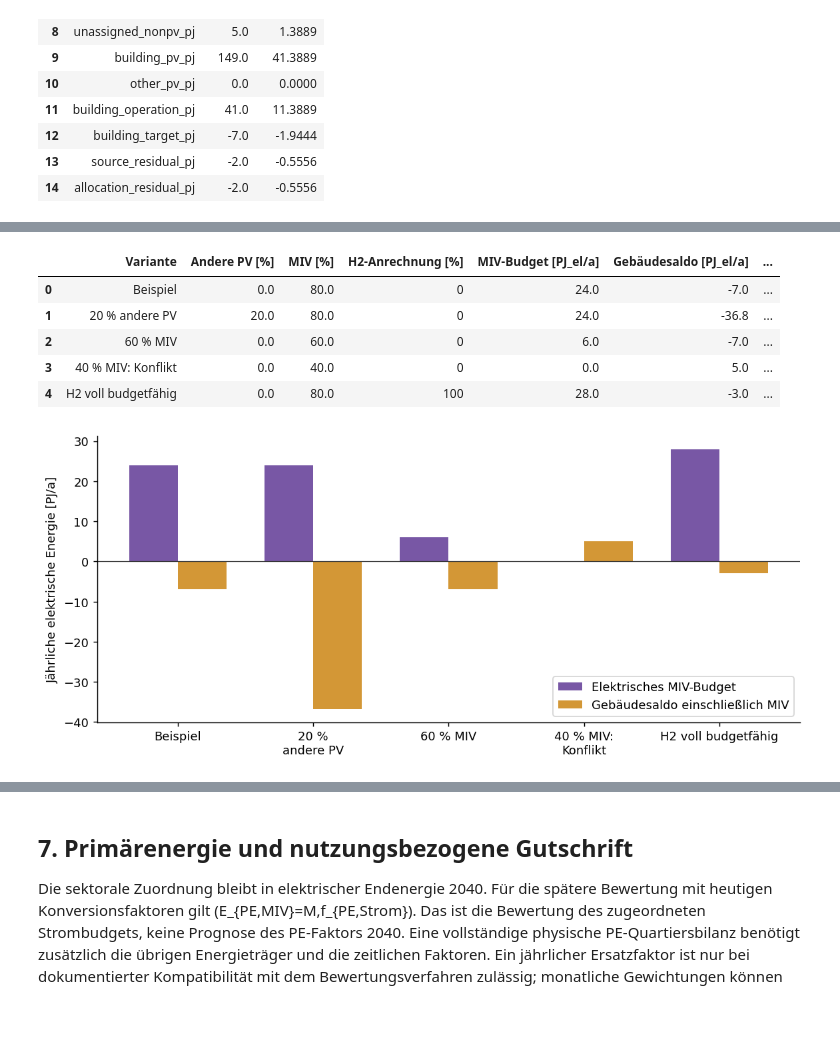
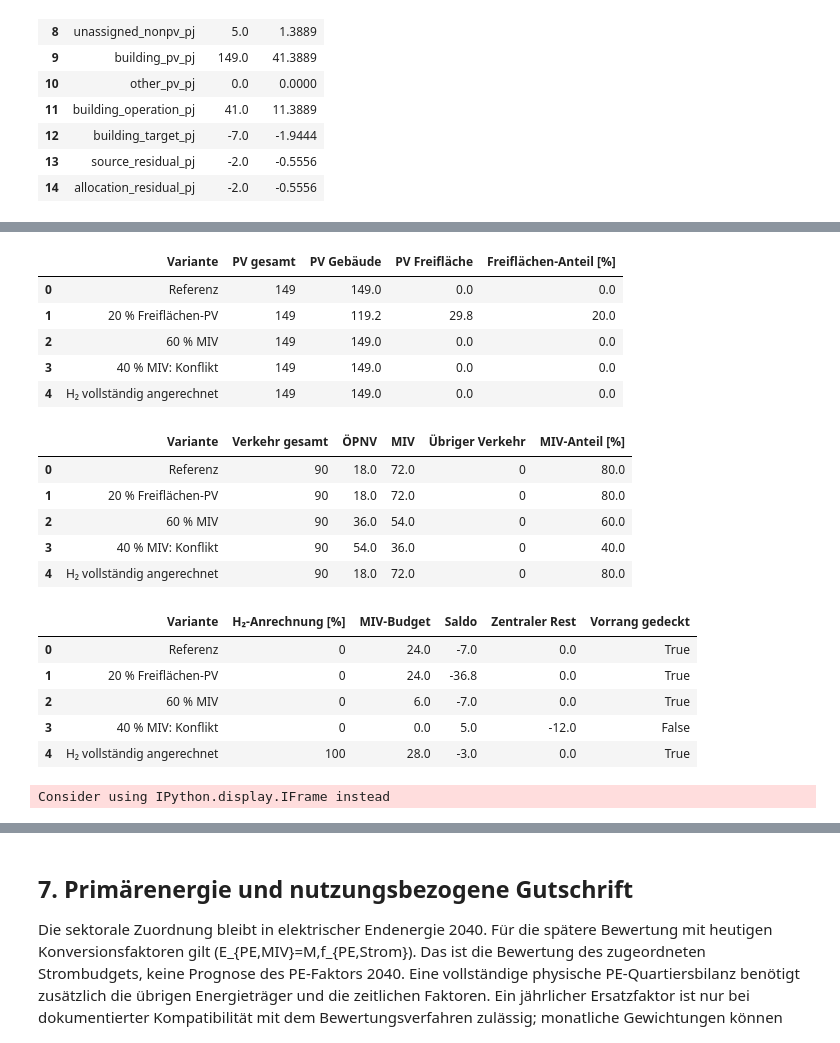
Before and after one commit to simonschaluppe/peq-higrube, a Jupyter notebook: Berechnungen/sektorenmodell/allokation.ipynb, the cells around one changed output, grey strips where cells are left out. Cells and saved outputs as stored; diff of their text form; code cells hidden in the pictures; blank space fills up the shorter version.

Commit message:
Review methodology and add source-linked Plotly energy comparisons

```diff
--- a/Berechnungen/sektorenmodell/allokation.ipynb
+++ b/Berechnungen/sektorenmodell/allokation.ipynb
@@ -99,7 +99,7 @@ parameters={
     'public_transport_share':0.2,
     'other_transport_share':0.0,
     'eligible_nonpv_share':{'hydro':1.0,'wind':1.0,'biomass':1.0,'geothermal':1.0,'hydrogen_electricity':0.0},
-    'source':'Vorläufiges redaktionelles Rechenbeispiel; Verkehrs- und PV-Anteile nicht empirisch festgelegt',
+    'source':'Referenzfall des Publikationsentwurfs; Verkehrs- und PV-Anteile nicht empirisch festgelegt',
     'pe_factor_electricity':None,
     'pe_factor_year':None,
     'pe_factor_source':None,
@@ -208,31 +209,50 @@ mit \(h\) als angerechnetem Anteil der 4 PJ Rückverstromung. Die Verkehrsauftei
 # %%
-import copy
+import copy, sys
+sys.path.insert(0,str(ROOT))
+from Berechnungen.methodik_plots import allocation_figures
+from IPython.display import HTML
 variants=[]
-for label,f,m,h in [('Beispiel',0,.8,0),('20 % andere PV',.2,.8,0),('60 % MIV',0,.6,0),
-                    ('40 % MIV: Konflikt',0,.4,0),('H2 voll budgetfähig',0,.8,1)]:
+for label,f,m,h in [('Referenz',0,.8,0),('20 % Freiflächen-PV',.2,.8,0),('60 % MIV',0,.6,0),
+                    ('40 % MIV: Konflikt',0,.4,0),('H₂ vollständig angerechnet',0,.8,1)]:
     p=copy.deepcopy(parameters)
     p.update(other_pv_share=f,miv_share=m,public_transport_share=1-m,other_transport_share=0)
     p['eligible_nonpv_share']['hydrogen_electricity']=h
     r=allocate(p)
-    variants.append({'Variante':label,'Andere PV [%]':100*f,'MIV [%]':100*m,'H2-Anrechnung [%]':100*h,
-                     'MIV-Budget [PJ_el/a]':r['miv_budget_pj'],'Gebäudesaldo [PJ_el/a]':r['building_target_pj'],
-                     'Zentraler Rest [PJ_el/a]':r['central_after_miv_pj'],'Vorrang gedeckt':r['priority_covered']})
+    variants.append({'Variante':label,'PV gesamt':g['pv'],'PV Gebäude':r['building_pv_pj'],'PV Freifläche':r['other_pv_pj'],
+                     'Verkehr gesamt':d['verkehr'],'ÖPNV':r['public_transport_pj'],'MIV':r['miv_demand_pj'],
+                     'Übriger Verkehr':r['other_transport_pj'],'MIV-Anteil [%]':100*m,'Freiflächen-Anteil [%]':100*f,
+                     'H₂-Anrechnung [%]':100*h,'Gebäude':d['gebaeude'],'MIV-Budget':r['miv_budget_pj'],
+                     'Saldo':r['building_target_pj'],'Zentraler Rest':r['central_after_miv_pj'],'Vorrang gedeckt':r['priority_covered']})
 comparison=pd.DataFrame(variants)
-display(comparison.round(3))
-fig,ax=plt.subplots(figsize=(9,4))
-x=np.arange(len(comparison))
-ax.bar(x-.18,comparison['MIV-Budget [PJ_el/a]'],width=.36,color='#7857a5',label='Elektrisches MIV-Budget')
-ax.bar(x+.18,comparison['Gebäudesaldo [PJ_el/a]'],width=.36,color='#d39736',label='Gebäudesaldo einschließlich MIV')
-ax.axhline(0,color='#333',linewidth=.7)
-ax.set_xticks(x,comparison.Variante.str.replace(': ',':\n').str.replace(' andere','\nandere'))
-ax.set_ylabel('Jährliche elektrische Energie [PJ/a]');ax.legend(loc='best');fig.tight_layout()
-fig.savefig(OUT/'allokation_varianten.png',dpi=180)
-plt.show()
+pv_columns=['Variante','PV gesamt','PV Gebäude','PV Freifläche','Freiflächen-Anteil [%]']
+traffic_columns=['Variante','Verkehr gesamt','ÖPNV','MIV','Übriger Verkehr','MIV-Anteil [%]']
+result_columns=['Variante','H₂-Anrechnung [%]','MIV-Budget','Saldo','Zentraler Rest','Vorrang gedeckt']
+for cols in [pv_columns,traffic_columns,result_columns]: display(comparison[cols].round(3))
+steps={'Zentraler Pool':result['central_pj'],'Industrie':-d['industrie'],
+       'Landwirtschaft':-d['landwirtschaft'],'Energiebranche':-d['verbrauch_sektor_energie'],
+       'Umwandlung':-d['umwandlungseinsatz'],'Verluste':-d['transportverluste'],
+       'Nettoexport':-max(-g['net_imports'],0),'ÖPNV':-result['public_transport_pj'],
+       'Übriger Verkehr':-result['other_transport_pj'],'MIV-Budget':result['miv_budget_pj']}
+allocation_figures(variants,steps)
+for name in ['zentraler_pool','allokation_deckung','allokation_saldo']:
+    display(HTML(f'<iframe title="{name}" src="../../Abbildungen/methodik/{name}.html" style="width:100%;height:700px;border:0"></iframe>'))
 # %% [output]
-|  | Variante | Andere PV [%] | MIV [%] | H2-Anrechnung [%] | MIV-Budget [PJ_el/a] | Gebäudesaldo [PJ_el/a] | ... |
-| 0 | Beispiel | 0.0 | 80.0 | 0 | 24.0 | -7.0 | ... |
-| 1 | 20 % andere PV | 20.0 | 80.0 | 0 | 24.0 | -36.8 | ... |
-| 2 | 60 % MIV | 0.0 | 60.0 | 0 | 6.0 | -7.0 | ... |
-| 3 | 40 % MIV: Konflikt | 0.0 | 40.0 | 0 | 0.0 | 5.0 | ... |
-| 4 | H2 voll budgetfähig | 0.0 | 80.0 | 100 | 28.0 | -3.0 | ... |
+|  | Variante | PV gesamt | PV Gebäude | PV Freifläche | Freiflächen-Anteil [%] |
+| 0 | Referenz | 149 | 149.0 | 0.0 | 0.0 |
+| 1 | 20 % Freiflächen-PV | 149 | 119.2 | 29.8 | 20.0 |
+| 2 | 60 % MIV | 149 | 149.0 | 0.0 | 0.0 |
+| 3 | 40 % MIV: Konflikt | 149 | 149.0 | 0.0 | 0.0 |
+| 4 | H₂ vollständig angerechnet | 149 | 149.0 | 0.0 | 0.0 |
-[figure, removed]
+|  | Variante | Verkehr gesamt | ÖPNV | MIV | Übriger Verkehr | MIV-Anteil [%] |
+| 0 | Referenz | 90 | 18.0 | 72.0 | 0 | 80.0 |
+| 1 | 20 % Freiflächen-PV | 90 | 18.0 | 72.0 | 0 | 80.0 |
+| 2 | 60 % MIV | 90 | 36.0 | 54.0 | 0 | 60.0 |
+| 3 | 40 % MIV: Konflikt | 90 | 54.0 | 36.0 | 0 | 40.0 |
+| 4 | H₂ vollständig angerechnet | 90 | 18.0 | 72.0 | 0 | 80.0 |
+|  | Variante | H₂-Anrechnung [%] | MIV-Budget | Saldo | Zentraler Rest | Vorrang gedeckt |
+| 0 | Referenz | 0 | 24.0 | -7.0 | 0.0 | True |
+| 1 | 20 % Freiflächen-PV | 0 | 24.0 | -36.8 | 0.0 | True |
+| 2 | 60 % MIV | 0 | 6.0 | -7.0 | 0.0 | True |
+| 3 | 40 % MIV: Konflikt | 0 | 0.0 | 5.0 | -12.0 | False |
+| 4 | H₂ vollständig angerechnet | 100 | 28.0 | -3.0 | 0.0 | True |
+Consider using IPython.display.IFrame instead
```
Also changed, not shown: parts of 6 cells of this notebook, 45 other files.
